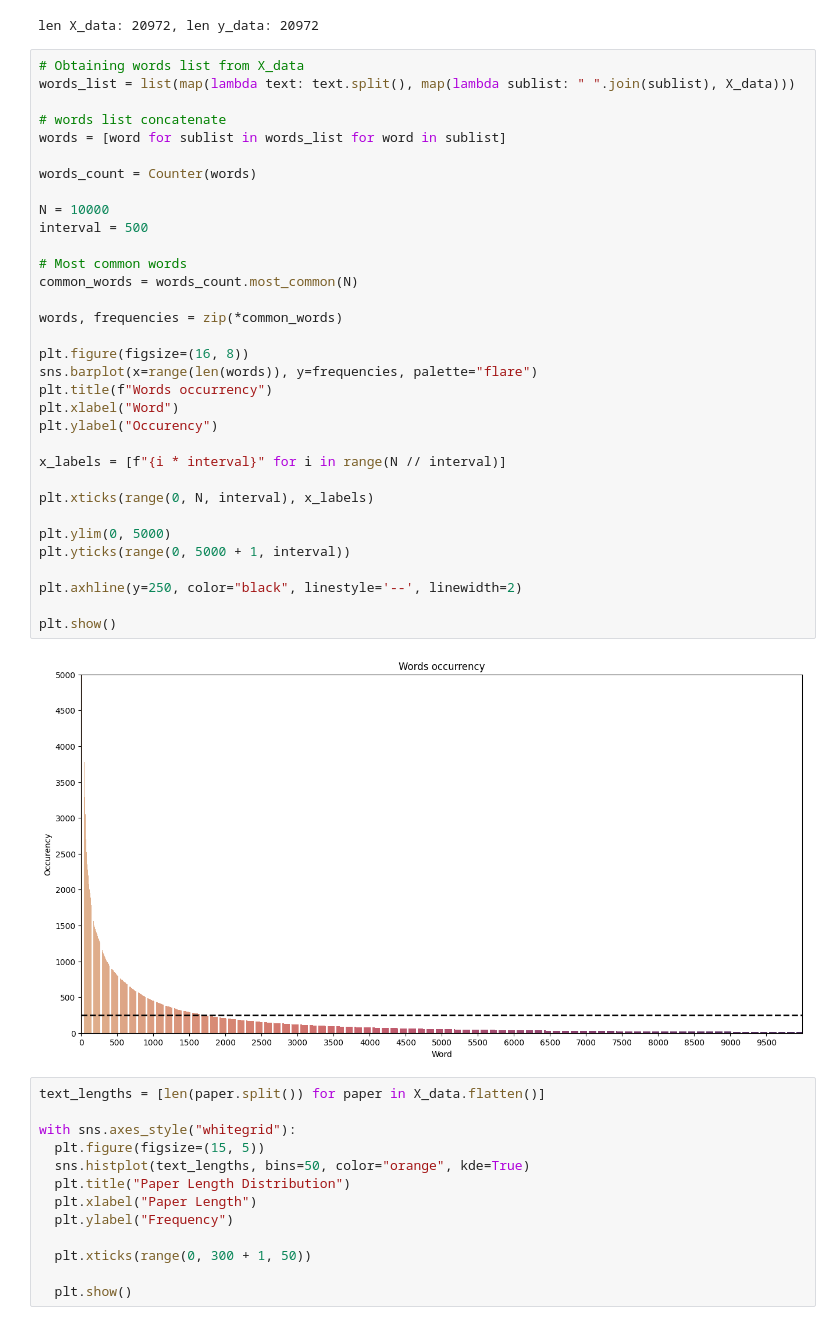
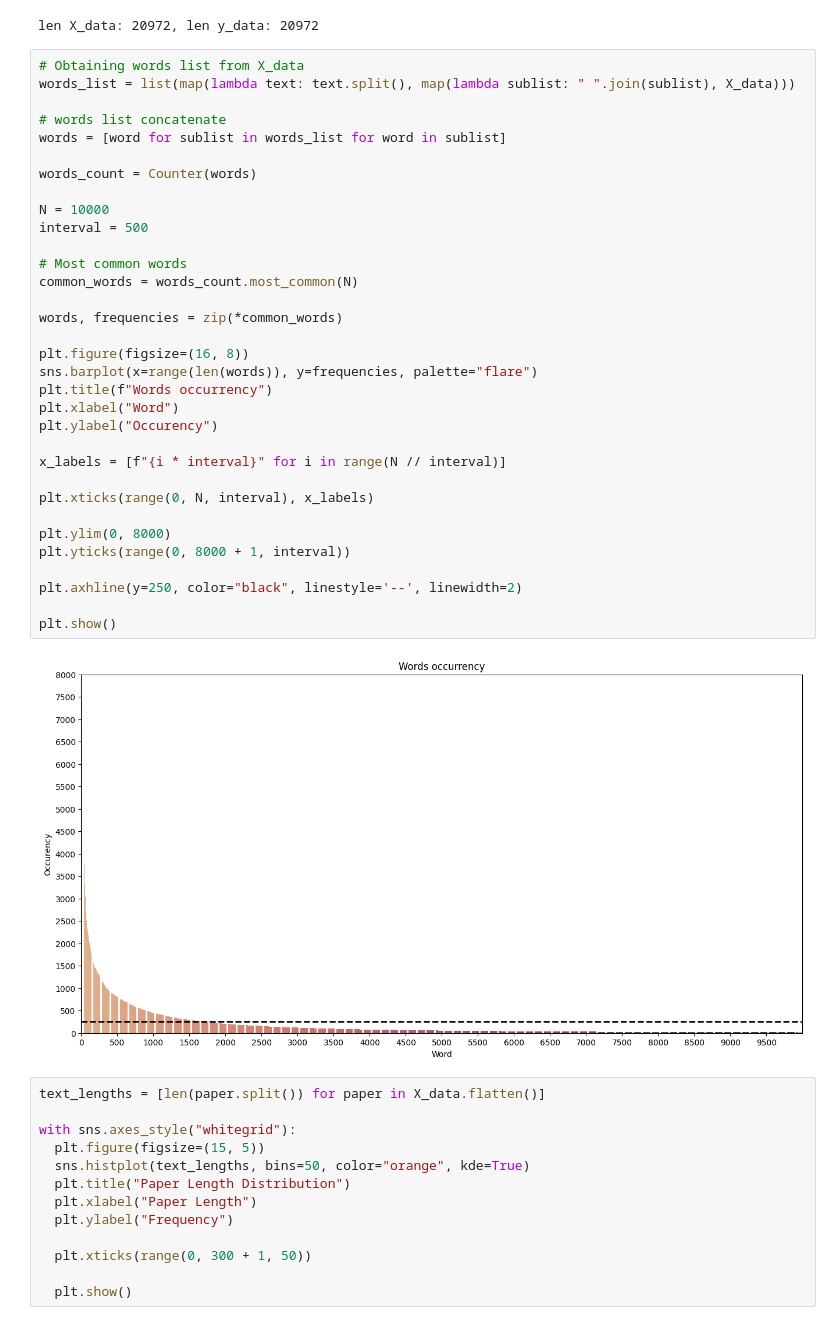
Before and after one commit to micheleintrevado/ML4MDE, a Jupyter notebook: PaperClassification.ipynb, the cells around one changed output. Saved outputs shown, nothing was run; the diff lists cells and outputs as text.

Commit message:
small fix on plot

```diff
--- a/PaperClassification.ipynb
+++ b/PaperClassification.ipynb
@@ -184,36 +184,36 @@ len X_data: 20972, len y_data: 20972
 words_list = list(map(lambda text: text.split(), map(lambda sublist: " ".join(sublist), X_data)))
 
 # words list concatenate
 words = [word for sublist in words_list for word in sublist]
 
 words_count = Counter(words)
 
 N = 10000
 interval = 500
 
 # Most common words
 common_words = words_count.most_common(N)
 
 words, frequencies = zip(*common_words)
 
 plt.figure(figsize=(16, 8))
 sns.barplot(x=range(len(words)), y=frequencies, palette="flare")
 plt.title(f"Words occurrency")
 plt.xlabel("Word")
 plt.ylabel("Occurency")
 
 x_labels = [f"{i * interval}" for i in range(N // interval)]
 
 plt.xticks(range(0, N, interval), x_labels)
 
-plt.ylim(0, 5000)
-plt.yticks(range(0, 5000 + 1, interval))
+plt.ylim(0, 8000)
+plt.yticks(range(0, 8000 + 1, interval))
 
 plt.axhline(y=250, color="black", linestyle='--', linewidth=2)
 
 plt.show()
 # %% [output]
-[figure, old version]
+[figure, new version]
 # %%
 text_lengths = [len(paper.split()) for paper in X_data.flatten()]
 
```
Also changed, not shown: parts of 3 cells of this notebook.
